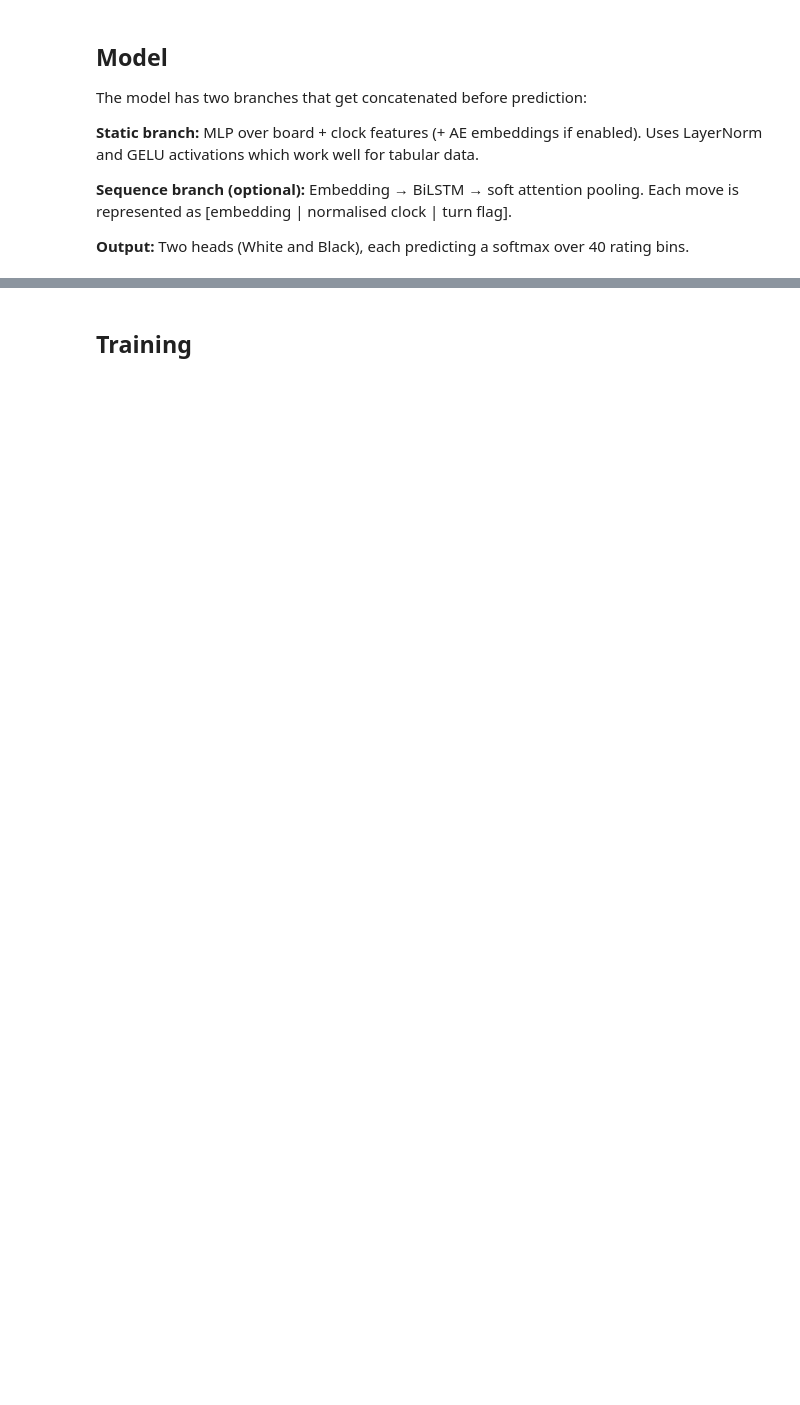
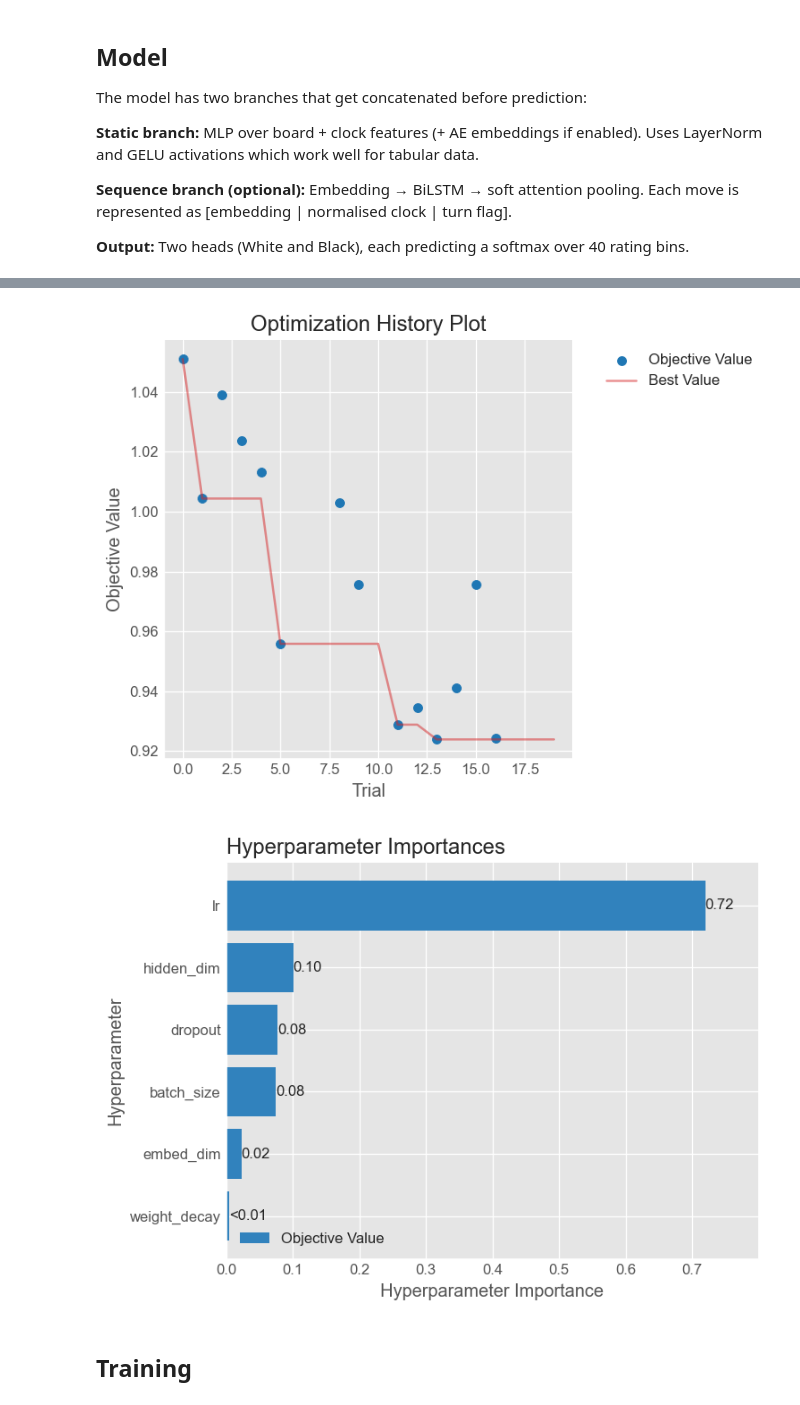
Before and after one commit to Defogh/AppML_FinalProject, a Jupyter notebook: root/workspace/elias_sandbox/chess_elo_notebook_v4.ipynb, the cells around one changed output, grey strips where cells are left out. Drawn from its saved outputs; the diff is of its cells as text; code cells hidden in the pictures; blank space fills up the shorter version.

```diff
--- a/root/workspace/elias_sandbox/chess_elo_notebook_v4.ipynb
+++ b/root/workspace/elias_sandbox/chess_elo_notebook_v4.ipynb
@@ -57,14 +57,14 @@ CACHE_DIR.mkdir(exist_ok=True)
 RANDOM_STATE = 42
 
 # ── how many games to load ────────────────────────────────────────────────────
-MAX_GAMES = 1_000_000
+MAX_GAMES = 3_000_000
 
 # ── time-control filter ───────────────────────────────────────────────────────
 # Leave TIME_CONTROL = None to keep all time controls — this is important.
 # Setting it to e.g. '600+0' filters out ~90% of games and the model learns nothing.
 TIME_CONTROL  = None
-TC_BASE_MIN   = 180    # minimum base time in seconds (3 min). Filters out bullet games.
-TC_BASE_MAX   = None
+TC_BASE_MIN   = 600    # minimum base time in seconds (3 min). Filters out bullet games.
+TC_BASE_MAX   = 600
 TC_INC_MIN    = None
 TC_INC_MAX    = None
 EXCLUDE_TERMS = {'Time forfeit', 'Abandoned', 'Unterminated'}
@@ -90,6 +90,7 @@ AE_MAX_SEQ     = 60    # sequence length used by the AE (shorter = faster)
 AE_BATCH_SIZE  = 512
 AE_MODEL_PATH  = CACHE_DIR / 'seq_autoencoder.pth'
 
+USE_HPO = True
 # ── distribution target ───────────────────────────────────────────────────────
 # Instead of predicting a single Elo number, the model outputs a probability
 # distribution over 40 rating bins (0-4000 in steps of 100). The ground truth
@@ -152,3 +153,5 @@ torch.set_num_threads(CPU_THREADS)
 print(f'Device : {device}  |  AMP : {USE_AMP}  |  CPU threads : {CPU_THREADS}')
 print(f'Sequential={USE_SEQUENTIAL}  |  AE={USE_AE}  |  DistTarget={USE_DIST_TARGET}')
 print(f'MAX_GAMES={MAX_GAMES:,}  |  BATCH={BATCH_SIZE}  |  LR={LR}  |  DROPOUT={DROPOUT}')
+print(f'Time control filter: {TIME_CONTROL if TIME_CONTROL else "None"}  |  Min plies: {MIN_PLIES}  |  Max seq len: {MAX_SEQ_LEN}')
+print(f'HPO {"enabled" if USE_HPO else "disabled"}')
@@ -844,3 +1052,17 @@ print(f'Model built — {n_params:,} trainable parameters')
+# %%
+# ...existing code...
+# visualise the search
+# The optimization history plot creates its own figure.
+optuna.visualization.matplotlib.plot_optimization_history(study)
+plt.show() # Show the first plot
+
+# The parameter importances plot also creates its own figure in this version of Optuna.
+optuna.visualization.matplotlib.plot_param_importances(study)
+plt.show() # Show the second plot
+# ...existing code...
+# %% [output]
+[figure, added]
+[figure, added]
 # %% [markdown]
 ## Training
 # %%
```
Also changed, not shown: parts of 23 cells of this notebook, 6 other files.
